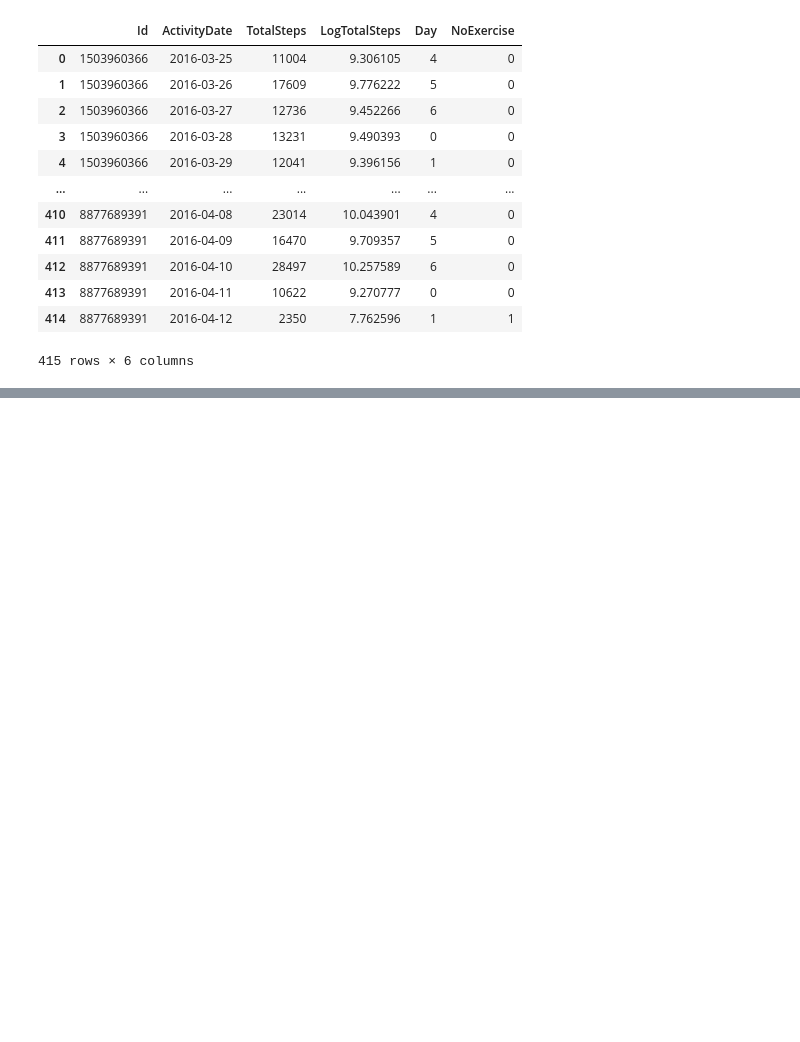
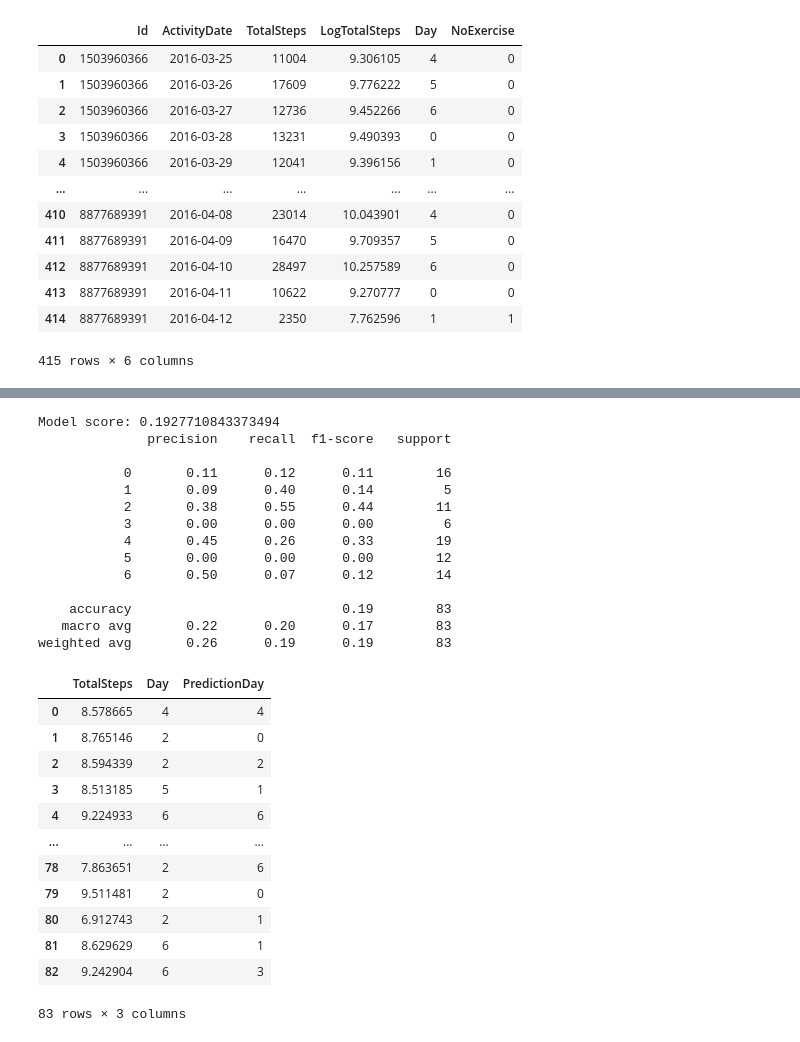
Before and after one commit to richardayikwei/fit_bit_analysis, a Jupyter notebook: scripts/KNN_model.ipynb, the cells around one changed output, grey strips where cells are left out. Drawn from its saved outputs; the diff is of its cells as text; code cells hidden in the pictures; blank space fills up the shorter version.

```diff
--- a/scripts/KNN_model.ipynb
+++ b/scripts/KNN_model.ipynb
@@ -64,0 +129,31 @@ array([5, 0, 5, 3, 6, 6, 6, 5, 2, 0, 6, 4, 5, 5, 5, 0, 0, 0, 6, 4, 5, 6,
+# %%
+log_new = simulated_prediction(X_log,y,k_best_log)
+log_new
+# %% [output]
+Model score: 0.1927710843373494
+              precision    recall  f1-score   support
+
+           0       0.11      0.12      0.11        16
+           1       0.09      0.40      0.14         5
+           2       0.38      0.55      0.44        11
+           3       0.00      0.00      0.00         6
+           4       0.45      0.26      0.33        19
+           5       0.00      0.00      0.00        12
+           6       0.50      0.07      0.12        14
+
+    accuracy                           0.19        83
+   macro avg       0.22      0.20      0.17        83
+weighted avg       0.26      0.19      0.19        83
+|  | TotalSteps | Day | PredictionDay |
+| 0 | 8.578665 | 4 | 4 |
+| 1 | 8.765146 | 2 | 0 |
+| 2 | 8.594339 | 2 | 2 |
+| 3 | 8.513185 | 5 | 1 |
+| 4 | 9.224933 | 6 | 6 |
+| ... | ... | ... | ... |
+| 78 | 7.863651 | 2 | 6 |
+| 79 | 9.511481 | 2 | 0 |
+| 80 | 6.912743 | 2 | 1 |
+| 81 | 8.629629 | 6 | 1 |
+| 82 | 9.242904 | 6 | 3 |
+83 rows × 3 columns
```
Also changed, not shown: parts of 10 cells of this notebook.
